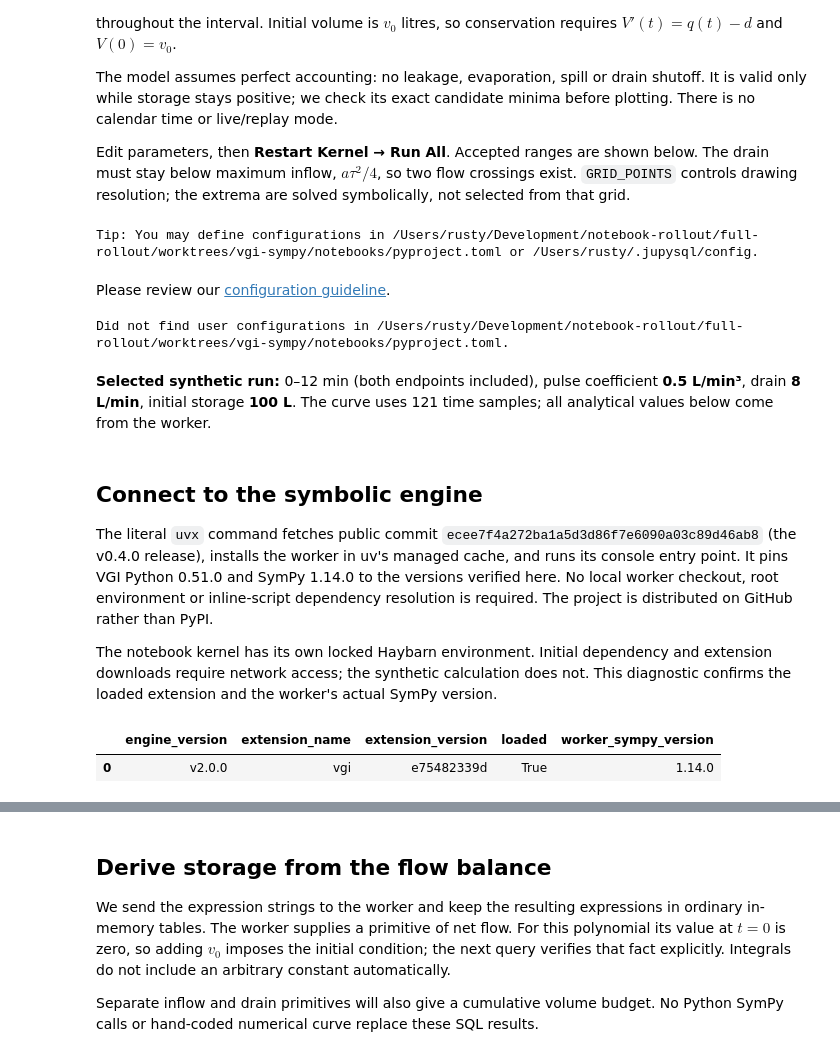
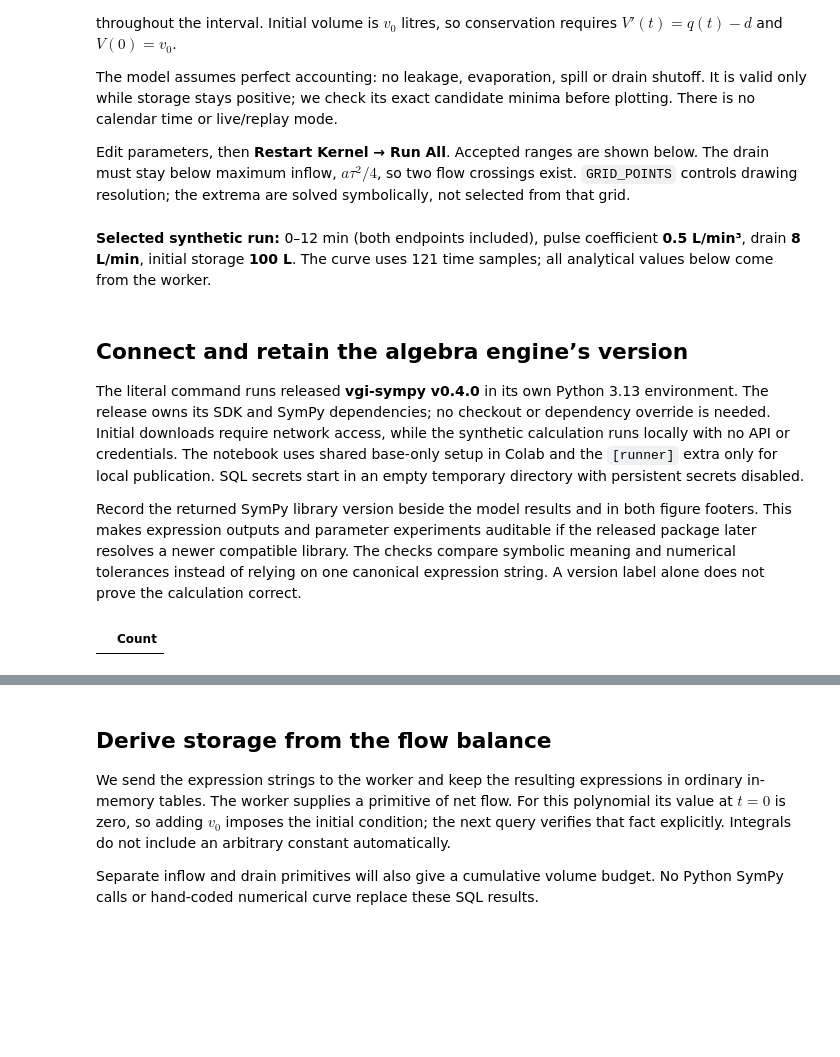
Before and after one commit to Query-farm/vgi-sympy, a Jupyter notebook: notebooks/01_reservoir_storage.ipynb, the cells around one changed output, grey strips where cells are left out. Saved outputs shown, nothing was run; the diff lists cells and outputs as text; code cells hidden in the pictures; blank space fills up the shorter version.

Commit message:
Complete symbolic model notebook coverage and shared presentation [skip ci]

```diff
--- a/notebooks/01_reservoir_storage.ipynb
+++ b/notebooks/01_reservoir_storage.ipynb
@@ -27,43 +41,25 @@ GRID_POINTS = 121  # 51–501 inclusive sample points for charts
 # %%
-# Imports and presentation only; symbolic calculations live in the visible SQL.
-import os
-import sys
-from pathlib import Path
+import math
 
-import haybarn
 import matplotlib.pyplot as plt
 from IPython.display import Math, display
+from vgi_notebooks import check_runtime, connect
+from vgi_notebooks.presentation import finish as finish_chart
+from vgi_notebooks.presentation import prose, theme
 
-os.environ["PLOOMBER_STATS_ENABLED"] = "false"
-NOTEBOOK_DIR = Path.cwd()
-sys.path.insert(0, str(NOTEBOOK_DIR))
-
-from notebook_support import (  # noqa: E402
-    BLUE,
-    GREEN,
-    ORANGE,
-    finish_chart,
-    prose,
-    set_theme,
-    validate_parameters,
-)
-
-validate_parameters(DURATION_MIN, PULSE_A_L_MIN3, DRAIN_L_MIN, INITIAL_VOLUME_L, GRID_POINTS)
-set_theme()
-con = haybarn.connect()
-%load_ext sql
-%config SqlMagic.autopandas = True
-%config SqlMagic.feedback = False
-%config SqlMagic.displaycon = False
-%sql con
-%matplotlib inline
-
-# JupySQL replaces these placeholders with query result DataFrames below.
-identities = expressions = turning_points = summary = curve = None
+check_runtime()
+values = [DURATION_MIN, PULSE_A_L_MIN3, DRAIN_L_MIN, INITIAL_VOLUME_L]
+if any(isinstance(v, bool) or not isinstance(v, (int, float)) or not math.isfinite(v) for v in values):
+    raise ValueError("Model parameters must be finite numbers.")
+if not (1 <= DURATION_MIN <= 60 and 0.01 <= PULSE_A_L_MIN3 <= 2 and 1 <= INITIAL_VOLUME_L <= 10000):
+    raise ValueError("Use duration 1–60 min, coefficient 0.01–2 L/min³ and initial volume 1–10000 L.")
+if not 0 < DRAIN_L_MIN < PULSE_A_L_MIN3 * DURATION_MIN**2 / 4:
+    raise ValueError("Drain must be positive and below the pulse's maximum inflow.")
+if isinstance(GRID_POINTS, bool) or not isinstance(GRID_POINTS, int) or not 51 <= GRID_POINTS <= 501:
+    raise ValueError("GRID_POINTS must be an integer from 51 to 501.")
+GREEN, BLUE, ORANGE = "#246B50", "#426DB3", "#C17B36"
+theme()
+session = connect(globals())
-# %% [output]
-Tip: You may define configurations in /Users/rusty/Development/notebook-rollout/full-rollout/worktrees/vgi-sympy/notebooks/pyproject.toml or /Users/rusty/.jupysql/config.
-Please review our configuration guideline.
-Did not find user configurations in /Users/rusty/Development/notebook-rollout/full-rollout/worktrees/vgi-sympy/notebooks/pyproject.toml.
 # %%
 prose(
     f"**Selected synthetic run:** 0–{DURATION_MIN:g} min (both endpoints included), "
@@ -74,26 +70,19 @@ prose(
 # %% [output]
 **Selected synthetic run:** 0–12 min (both endpoints included), pulse coefficient **0.5 L/min³**, drain **8 L/min**, initial storage **100 L**. The curve uses 121 time samples; all analytical values below come from the worker.
 # %% [markdown]
-## Connect to the symbolic engine
+## Connect and retain the algebra engine’s version
 
-The literal `uvx` command fetches public commit `ecee7f4a272ba1a5d3d86f7e6090a03c89d46ab8`
-(the v0.4.0 release), installs the worker in uv's managed cache, and runs its console
-entry point. It pins VGI Python 0.51.0 and SymPy 1.14.0 to the versions verified here.
-No local worker checkout, root environment or inline-script dependency resolution
-is required. The project is distributed on GitHub rather than PyPI.
+The literal command runs released **vgi-sympy v0.4.0** in its own Python 3.13 environment. The release owns its SDK and SymPy dependencies; no checkout or dependency override is needed. Initial downloads require network access, while the synthetic calculation runs locally with no API or credentials. The notebook uses shared base-only setup in Colab and the `[runner]` extra only for local publication. SQL secrets start in an empty temporary directory with persistent secrets disabled.
 
-The notebook kernel has its own locked Haybarn environment. Initial dependency and
-extension downloads require network access; the synthetic calculation does not.
-This diagnostic confirms the loaded extension and the worker's actual SymPy version.
+Record the returned SymPy library version beside the model results and in both figure footers. This makes expression outputs and parameter experiments auditable if the released package later resolves a newer compatible library. The checks compare symbolic meaning and numerical tolerances instead of relying on one canonical expression string. A version label alone does not prove the calculation correct.
 # %%
 %%sql
-FORCE INSTALL vgi FROM community;
+INSTALL vgi FROM community;
 LOAD vgi;
-ATTACH 'sympy' (TYPE vgi, LOCATION 'uvx --from git+https://github.com/Query-farm/vgi-sympy@ecee7f4a272ba1a5d3d86f7e6090a03c89d46ab8 --with vgi-python==0.51.0 --with sympy==1.14.0 vgi-sympy-worker');
+ATTACH 'sympy' (TYPE vgi, LOCATION 'uvx --python 3.13 --from git+https://github.com/Query-farm/vgi-sympy@v0.4.0 vgi-sympy-worker');
+CREATE TABLE runtime_info AS
 SELECT version() AS engine_version, extension_name, extension_version, loaded,
        sympy.main.sympy_version(1) AS worker_sympy_version
-FROM duckdb_extensions()
-WHERE extension_name = 'vgi';
+FROM duckdb_extensions() WHERE extension_name = 'vgi';
 # %% [output]
-|  | engine_version | extension_name | extension_version | loaded | worker_sympy_version |
-| 0 | v2.0.0 | vgi | e75482339d | True | 1.14.0 |
+|  | Count |
```
Also changed, not shown: parts of 19 cells of this notebook, 13 other files.
